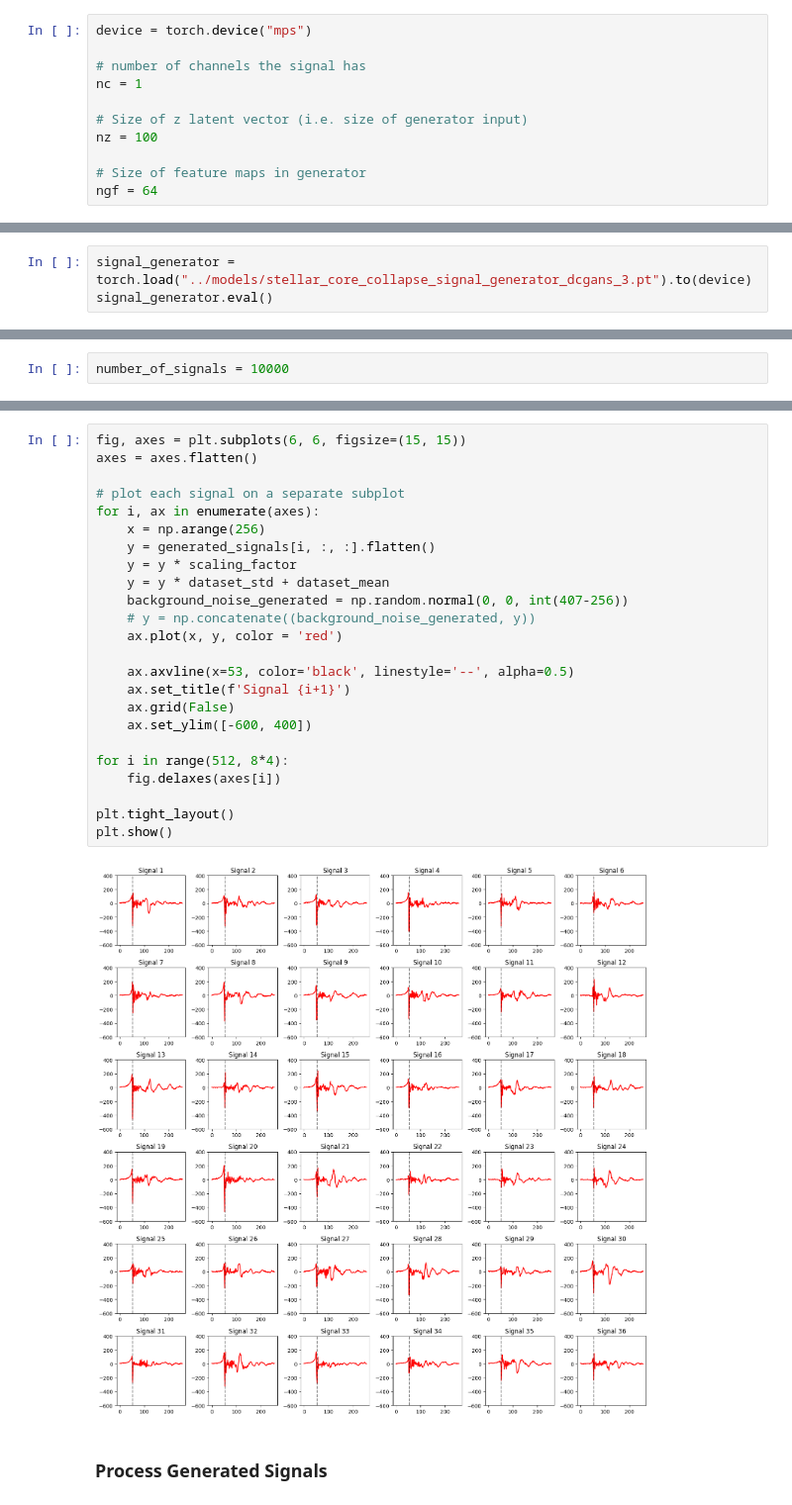
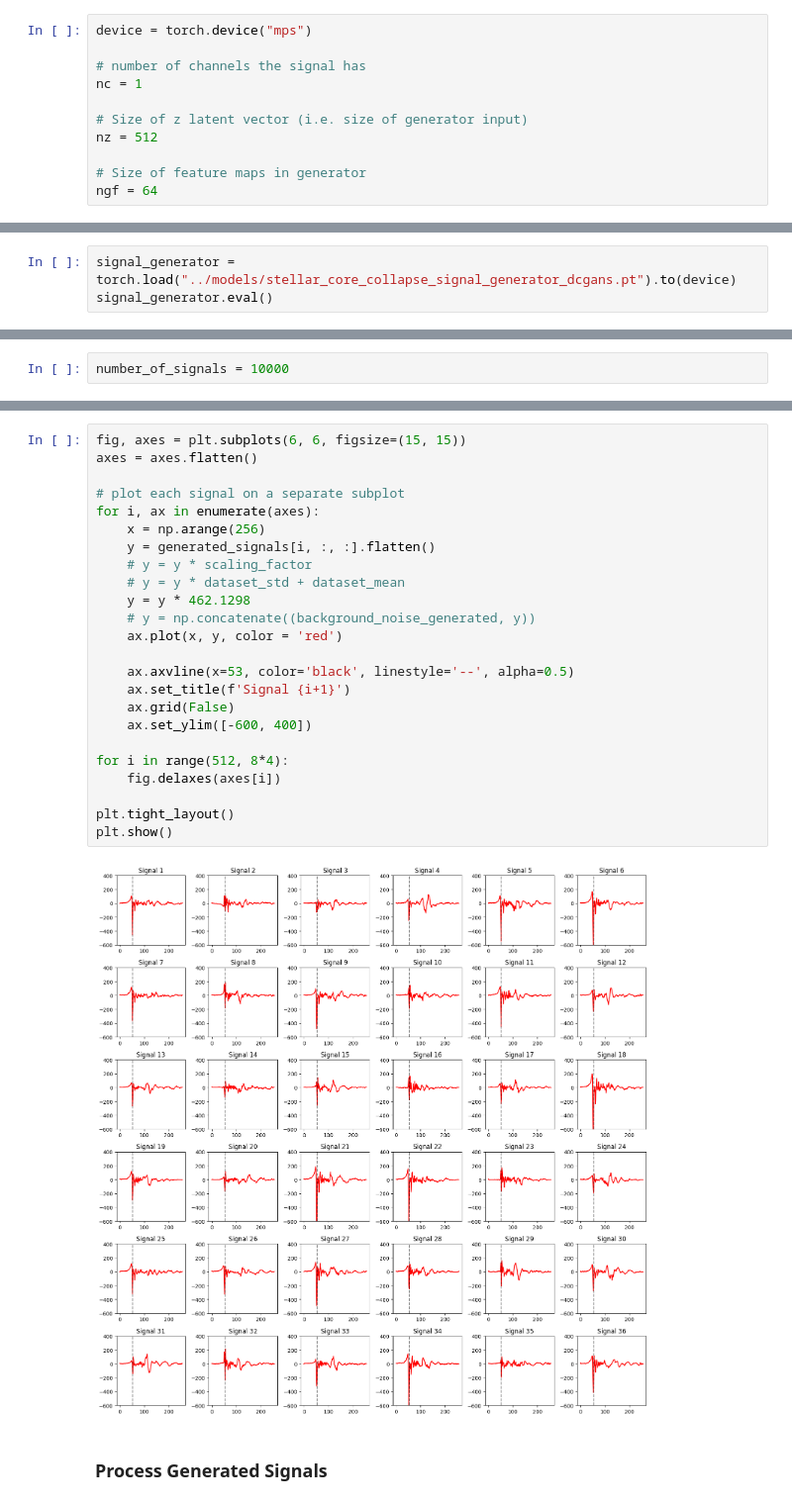
Before and after one commit to the-tarin/gw-generative-models, a Jupyter notebook: signal-generator/signal_generator.ipynb, the cells around one changed output, grey strips where cells are left out. Shown at 99% size. Drawn from its saved outputs; the diff is of its cells as text.

Commit message:
normalise signals instead of standardising. increase latent vector dimensions

```diff
--- a/signal-generator/signal_generator.ipynb
+++ b/signal-generator/signal_generator.ipynb
@@ -46,7 +46,7 @@ device = torch.device("mps")
 nc = 1
 
 # Size of z latent vector (i.e. size of generator input)
-nz = 100
+nz = 512
 
 # Size of feature maps in generator
 ngf = 64
@@ -95,7 +95,7 @@ class Generator(nn.Module):
 # %% [markdown]
 ### Load and Generate Signals from Generator
 # %%
-signal_generator = torch.load("../models/stellar_core_collapse_signal_generator_dcgans_3.pt").to(device)
+signal_generator = torch.load("../models/stellar_core_collapse_signal_generator_dcgans.pt").to(device)
 signal_generator.eval()
 # %% [output]
 Generator(
@@ -153,29 +153,29 @@ Execution Time: 4.651209115982056 seconds
 # %%
 fig, axes = plt.subplots(6, 6, figsize=(15, 15))
 axes = axes.flatten()
 
 # plot each signal on a separate subplot
 for i, ax in enumerate(axes):
     x = np.arange(256)
     y = generated_signals[i, :, :].flatten()
-    y = y * scaling_factor
-    y = y * dataset_std + dataset_mean
-    background_noise_generated = np.random.normal(0, 0, int(407-256))
+    # y = y * scaling_factor
+    # y = y * dataset_std + dataset_mean
+    y = y * 462.1298
     # y = np.concatenate((background_noise_generated, y))
     ax.plot(x, y, color = 'red')
 
     ax.axvline(x=53, color='black', linestyle='--', alpha=0.5)
     ax.set_title(f'Signal {i+1}')
     ax.grid(False)
     ax.set_ylim([-600, 400])
 
 for i in range(512, 8*4):
     fig.delaxes(axes[i])
 
 plt.tight_layout()
 plt.show()
 # %% [output]
-[figure, old version]
+[figure, new version]
 # %% [markdown]
 ### Process Generated Signals
 # %%
```
Also changed, not shown: parts of 4 cells of this notebook, 2 other files.
